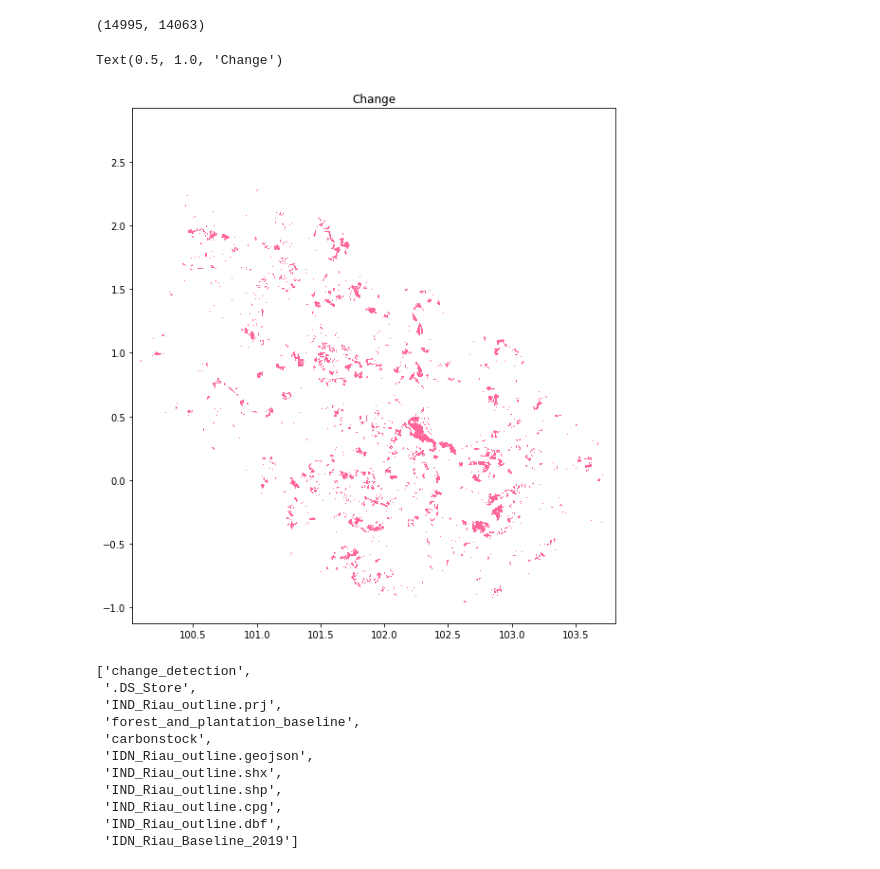
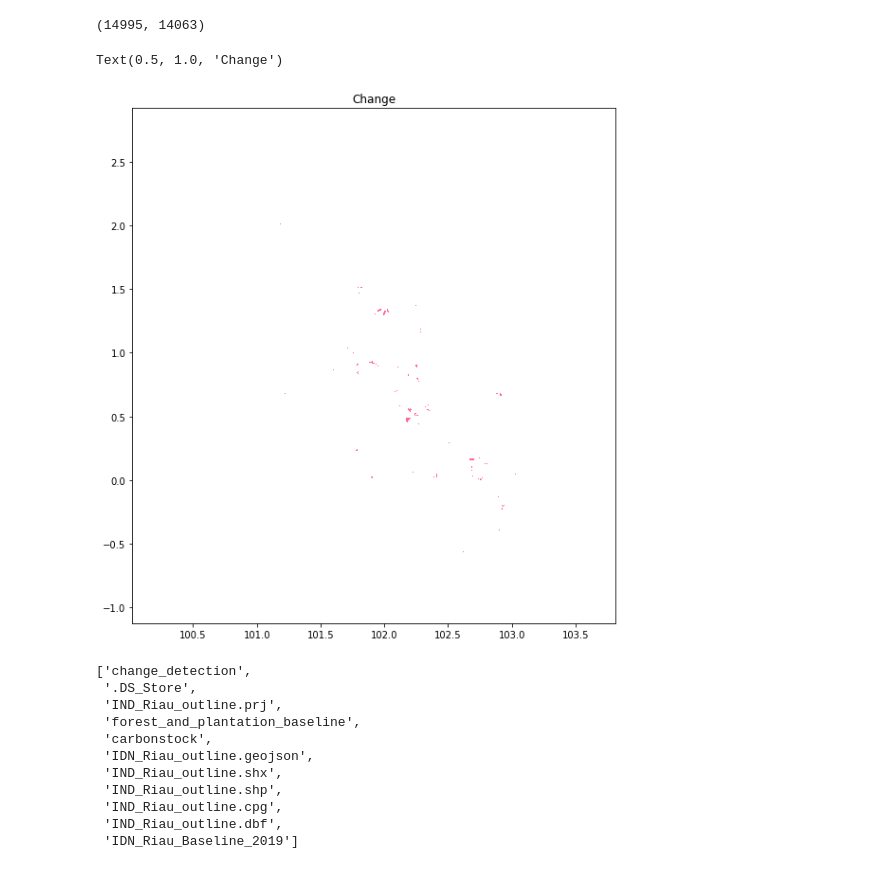
Before and after one commit to Vizzuality/landgriffon, a Jupyter notebook: data/notebooks/Lab/3_deforestation_risk.ipynb, the cells around one changed output. Saved outputs shown, nothing was run; the diff lists cells and outputs as text; code cells hidden in the pictures.

```diff
--- a/data/notebooks/Lab/3_deforestation_risk.ipynb
+++ b/data/notebooks/Lab/3_deforestation_risk.ipynb
@@ -172,17 +198,17 @@ image_array.shape
 ## Set values to year
 loss2018_array = image_array.copy()
 
-loss2018_array[loss2018_array < 2019000] = 1
+loss2018_array[(loss2018_array >= 2018000) & (loss2018_array < 2019000)] = 1
 loss2018_array[loss2018_array >= 2019000] = 0
 # %%
-custom_cmap = ListedColormap(["#f69", "white"])
+custom_cmap = ListedColormap(["white", "#f69"])
 
 fig, ax = plt.subplots(figsize=[15,10])
 rio.plot.show(loss2018_array, vmin=0, vmax=1, cmap=custom_cmap, ax=ax, transform=src.transform)
 ax.set_title('Change')
 # %% [output]
 Text(0.5, 1.0, 'Change')
-[figure, old version]
+[figure, new version]
 # %%
 output_path = '../../datasets/processed/'
 
```
Also changed, not shown: parts of 30 cells of this notebook.
